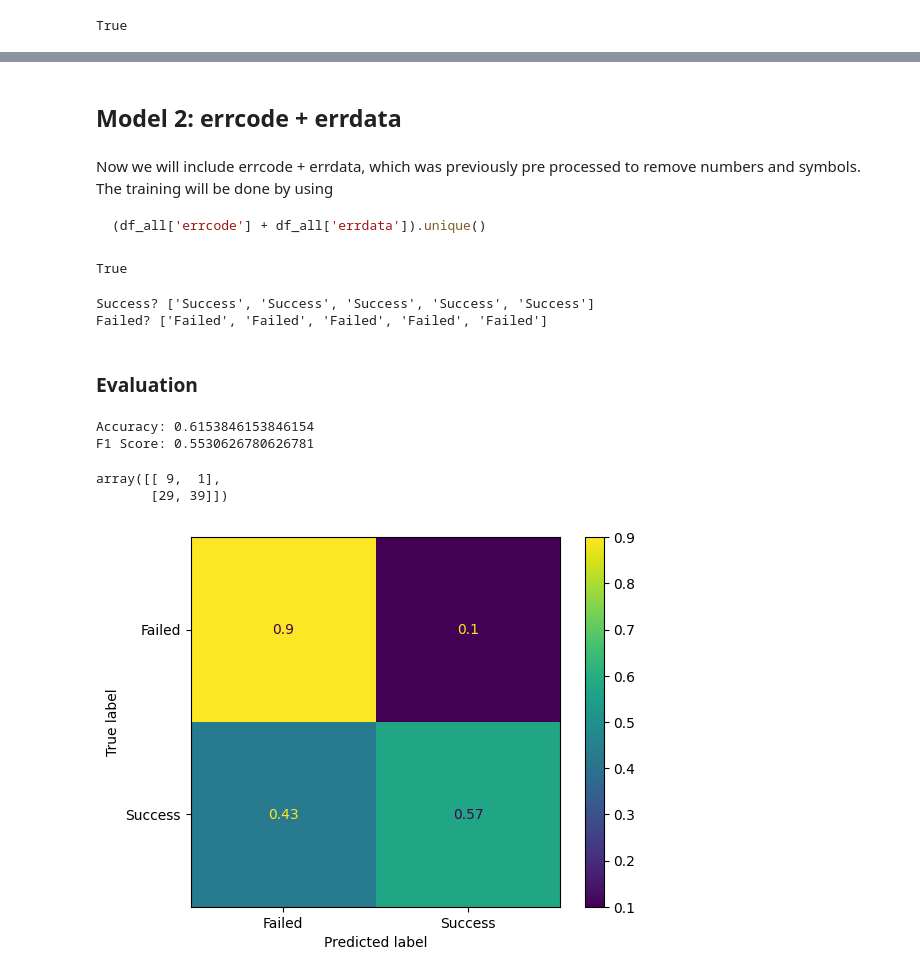
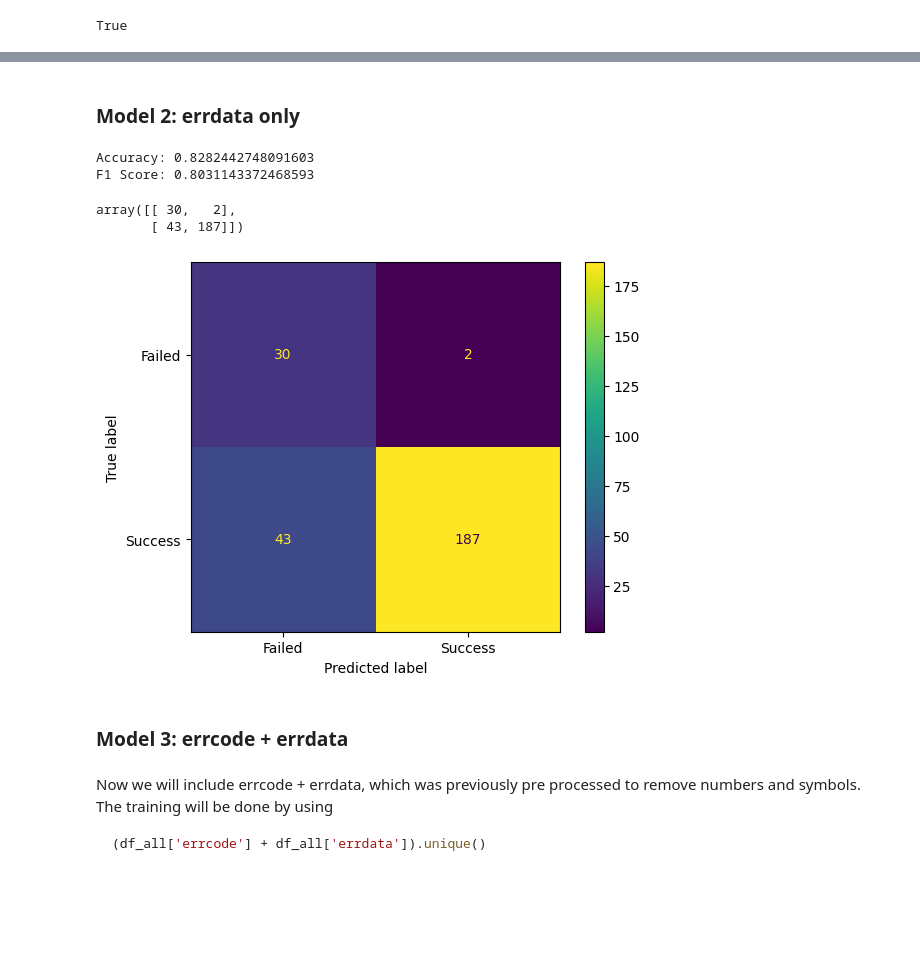
Before and after one commit to paranal-sw/parlogs-observations, a Jupyter notebook: notebooks/03-error-based-analysis.ipynb, the cells around one changed output, grey strips where cells are left out. Saved outputs shown, nothing was run; the diff lists cells and outputs as text; code cells hidden in the pictures; blank space fills up the shorter version.

```diff
--- a/notebooks/03-error-based-analysis.ipynb
+++ b/notebooks/03-error-based-analysis.ipynb
@@ -299,5 +335,19 @@ array([[ 6,  4],
 # %% [markdown]
-## Model 2: errcode + errdata
+### Model 2: errdata only
+# %%
+def feature2(df):
+    return list(df['errdata'].unique())
+
+model = VltErrPredictorFeature(feature2)
+eval_model(model)
+# %% [output]
+Accuracy: 0.8282442748091603
+F1 Score: 0.8031143372468593
+array([[ 30,   2],
+       [ 43, 187]])
+[figure, added]
+# %% [markdown]
+### Model 3: errcode + errdata
 # %% [markdown]
 Now we will include errcode + errdata, which was previously pre processed to remove numbers and symbols. The training will be done by using
 
@@ -340,38 +356,0 @@ class VltErrPredictor:
-# %%
-
-model = VltErrPredictor()
-model.fit(X_train, y_train)
-# %% [output]
-True
-# %%
-# Example: predict some values
-print('Success?', model.predict([df_all[ df_all['trace_id']==trace_id ] for trace_id in df_meta_success[:5].index ]))
-print('Failed?', model.predict([df_all[ df_all['trace_id']==trace_id ] for trace_id in df_meta_failed[-5:].index ]))
-# %% [output]
-Success? ['Success', 'Success', 'Success', 'Success', 'Success']
-Failed? ['Failed', 'Failed', 'Failed', 'Failed', 'Failed']
-# %% [markdown]
-### Evaluation
-# %%
-
-y_pred = model.predict(X_test)
-
-accuray = accuracy_score(y_pred, y_test)
-f1 = f1_score(y_pred, y_test, average="weighted")
-
-print("Accuracy:", accuray)
-print("F1 Score:", f1)
-
-cm = confusion_matrix(y_test, y_pred)
-cm_normalized = cm / cm.sum(axis=1)[:, np.newaxis]  # Normalize by row sums
-
-disp = ConfusionMatrixDisplay(confusion_matrix=cm_normalized, display_labels=['Failed', 'Success'])
-disp.plot();
-
-cm
-# %% [output]
-Accuracy: 0.6153846153846154
-F1 Score: 0.5530626780626781
-array([[ 9,  1],
-       [29, 39]])
-[figure, removed]
```
Also changed, not shown: parts of 30 cells of this notebook.
